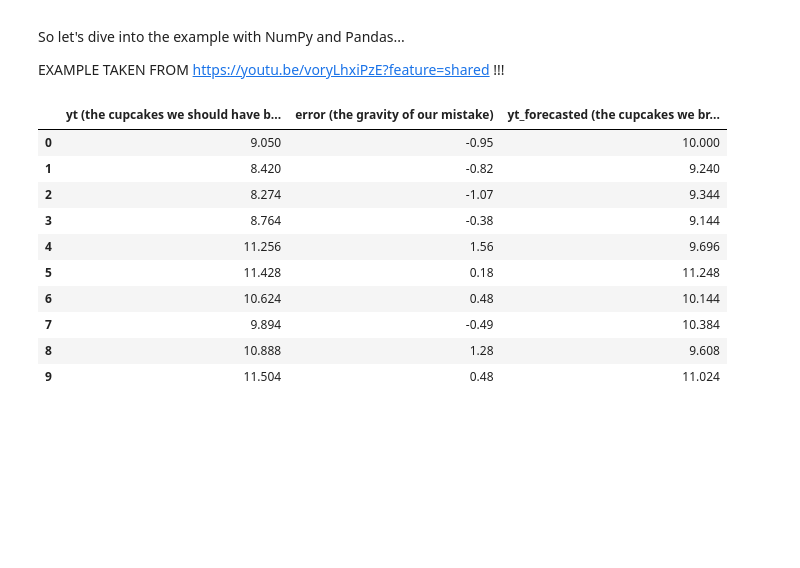
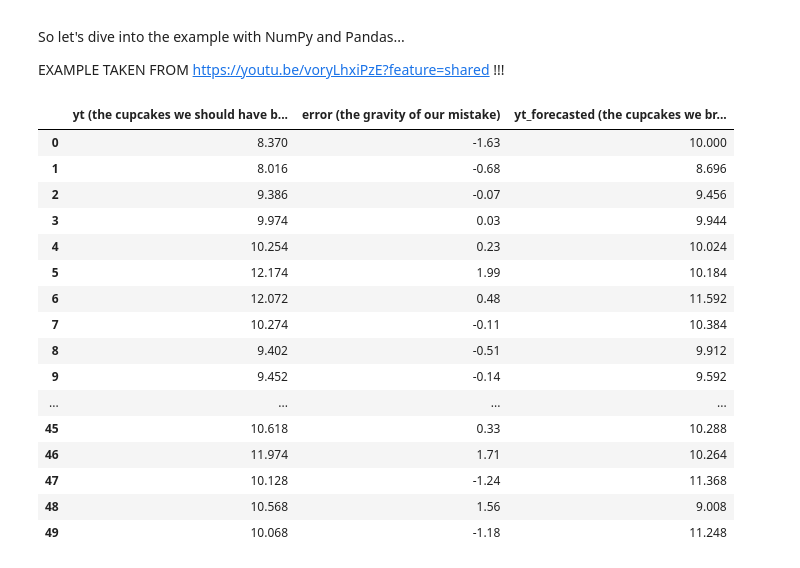
Before and after one commit to edoardoCame/PythonMiniTutorials, a Jupyter notebook: time series models/moving average model of order q.ipynb, the cells around one changed output. Cells and saved outputs as stored; diff of their text form; code cells hidden in the pictures; blank space fills up the shorter version.

```diff
--- a/time series models/moving average model of order q.ipynb
+++ b/time series models/moving average model of order q.ipynb
@@ -60,46 +60,54 @@ import matplotlib.pyplot as plt
 # %%
 # Create the variables and arrays
 mu = 10
 theta = 0.8
-error_crazyProf = np.random.normal(0, 1, 10).round(2)
+number_of_parties = 50
+error_crazyProf = np.random.normal(0, 1, number_of_parties).round(2)
 #-----------------------------------------------------------
 
-yt = np.zeros(10) #initialize the array with zeros
+#this is the cupcakes we should have brang
+yt = np.zeros(number_of_parties) #initialize the array with zeros
 yt[0] = mu + error_crazyProf[0] #the first value is the mean plus the first random number
 
-for i in range(1, 10): #from the second position to the last
+for i in range(1, number_of_parties): #from the second position to the last
     yt[i] = mu + theta * error_crazyProf[i-1] + error_crazyProf[i] #every iteration we add a new value to the list, which is
                                                                  #the sum of the constant, the random number and the product
                                                                  # of the previous random number and the theta
 
 
-#this is the forecast of the cupcakes we want to bring
-yt_forecasted = np.zeros(10) #initialize the array with zeros
+#this is the forecast of the cupcakes we want to bring this time
+yt_forecasted = np.zeros(number_of_parties) #initialize the array with zeros
 yt_forecasted[0] = mu
 
-for i in range(1, 10): #from the second position to the last
+for i in range(1, number_of_parties): #from the second position to the last
     yt_forecasted[i] = mu + theta * error_crazyProf[i-1] #every iteration we add a new value to the list, which is
                                                          #the sum of the constant, the random number and the product
                                                          # of the previous random number and the theta
 
 
 #put the values in a dataframe
 df = pd.DataFrame({'yt (the cupcakes we should have brang)': yt, 'error (the gravity of our mistake)': error_crazyProf,
                     'yt_forecasted (the cupcakes we bring this time)': yt_forecasted})
 
 df
 # %% [output]
 |  | yt (the cupcakes we should have b... | error (the gravity of our mistake) | yt_forecasted (the cupcakes we br... |
-| 0 | 9.050 | -0.95 | 10.000 |
-| 1 | 8.420 | -0.82 | 9.240 |
-| 2 | 8.274 | -1.07 | 9.344 |
-| 3 | 8.764 | -0.38 | 9.144 |
-| 4 | 11.256 | 1.56 | 9.696 |
-| 5 | 11.428 | 0.18 | 11.248 |
-| 6 | 10.624 | 0.48 | 10.144 |
-| 7 | 9.894 | -0.49 | 10.384 |
-| 8 | 10.888 | 1.28 | 9.608 |
-| 9 | 11.504 | 0.48 | 11.024 |
+| 0 | 8.370 | -1.63 | 10.000 |
+| 1 | 8.016 | -0.68 | 8.696 |
+| 2 | 9.386 | -0.07 | 9.456 |
+| 3 | 9.974 | 0.03 | 9.944 |
+| 4 | 10.254 | 0.23 | 10.024 |
+| 5 | 12.174 | 1.99 | 10.184 |
+| 6 | 12.072 | 0.48 | 11.592 |
+| 7 | 10.274 | -0.11 | 10.384 |
+| 8 | 9.402 | -0.51 | 9.912 |
+| 9 | 9.452 | -0.14 | 9.592 |
+| ... | ... | ... | ... |
+| 45 | 10.618 | 0.33 | 10.288 |
+| 46 | 11.974 | 1.71 | 10.264 |
+| 47 | 10.128 | -1.24 | 11.368 |
+| 48 | 10.568 | 1.56 | 9.008 |
+| 49 | 10.068 | -1.18 | 11.248 |
 # %%
 plt.figure(figsize=(10,6)) #specify the size of the plot before plotting! Always do this!
 plt.plot(yt, label='yt (the cupcakes we should have brang)')
```
Also changed, not shown: parts of 1 cell of this notebook.
